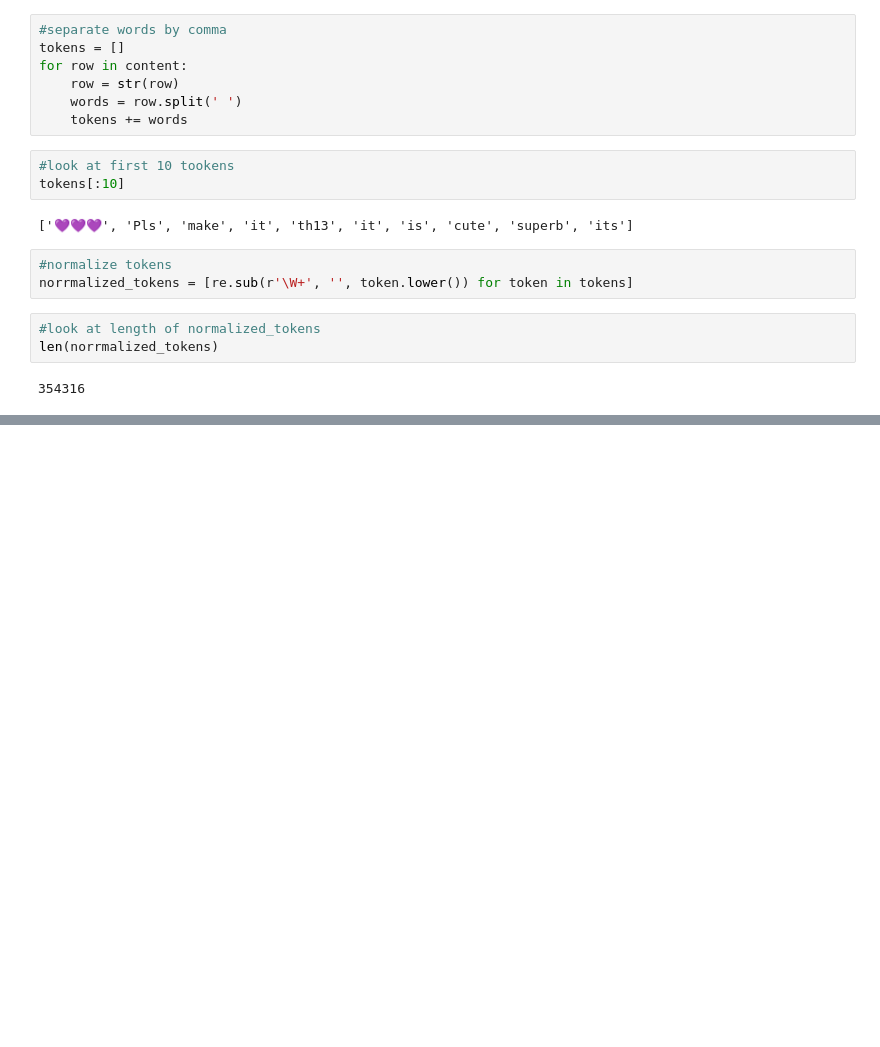
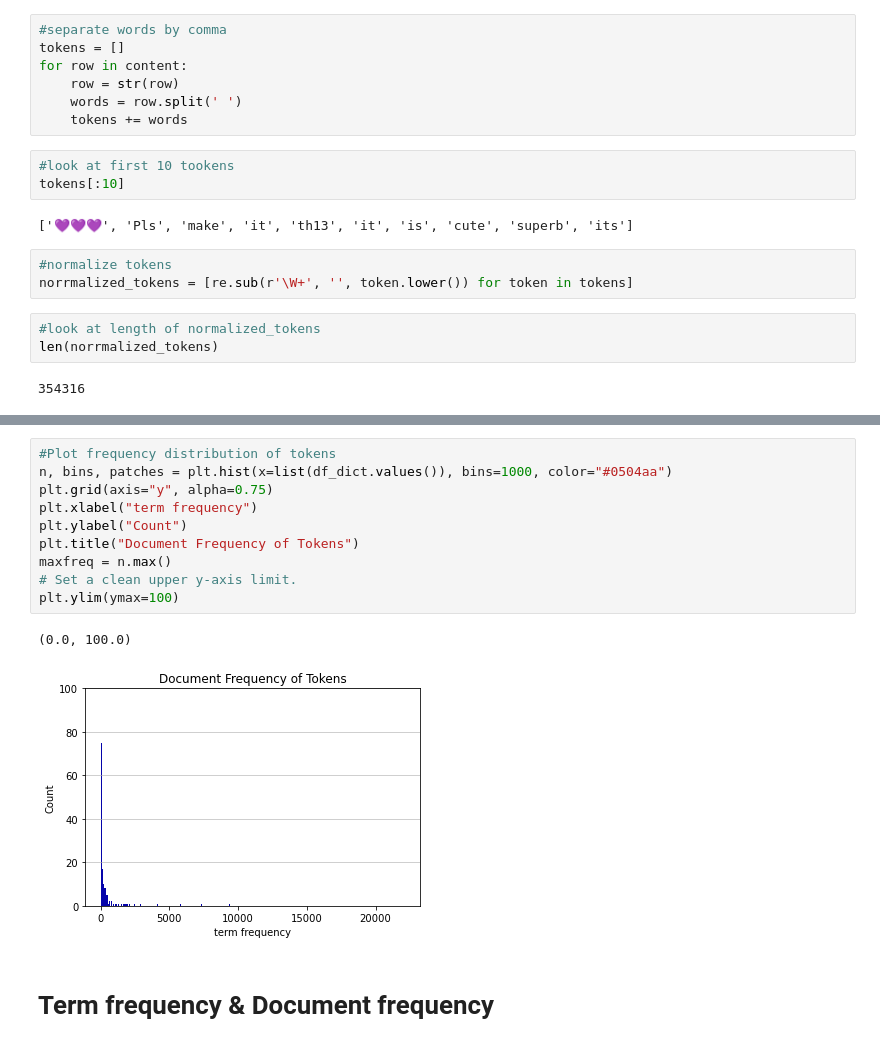
Before and after one commit to nagemnat/clash_of_clans_570, a Jupyter notebook: ClashOfClans_TextAnalysis.ipynb, the cells around one changed output, grey strips where cells are left out. Saved outputs shown, nothing was run; the diff lists cells and outputs as text; blank space fills up the shorter version.

Commit message:
Add term and document frequency

```diff
--- a/ClashOfClans_TextAnalysis.ipynb
+++ b/ClashOfClans_TextAnalysis.ipynb
@@ -49,0 +110,15 @@ len(norrmalized_tokens)
+# %%
+#Plot frequency distribution of tokens
+n, bins, patches = plt.hist(x=list(df_dict.values()), bins=1000, color="#0504aa")
+plt.grid(axis="y", alpha=0.75)
+plt.xlabel("term frequency")
+plt.ylabel("Count")
+plt.title("Document Frequency of Tokens")
+maxfreq = n.max()
+# Set a clean upper y-axis limit.
+plt.ylim(ymax=100)
+# %% [output]
+(0.0, 100.0)
+[figure, added]
+# %% [markdown]
+# Term frequency & Document frequency
```
Also changed, not shown: parts of 15 cells of this notebook.
